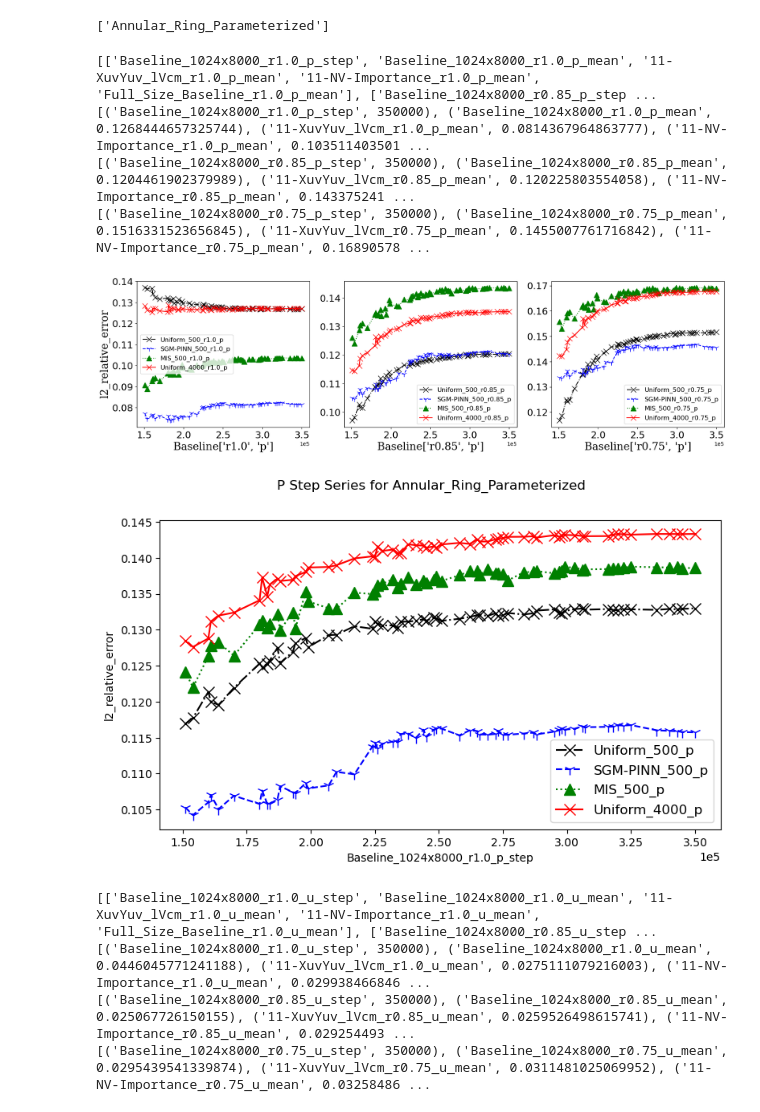
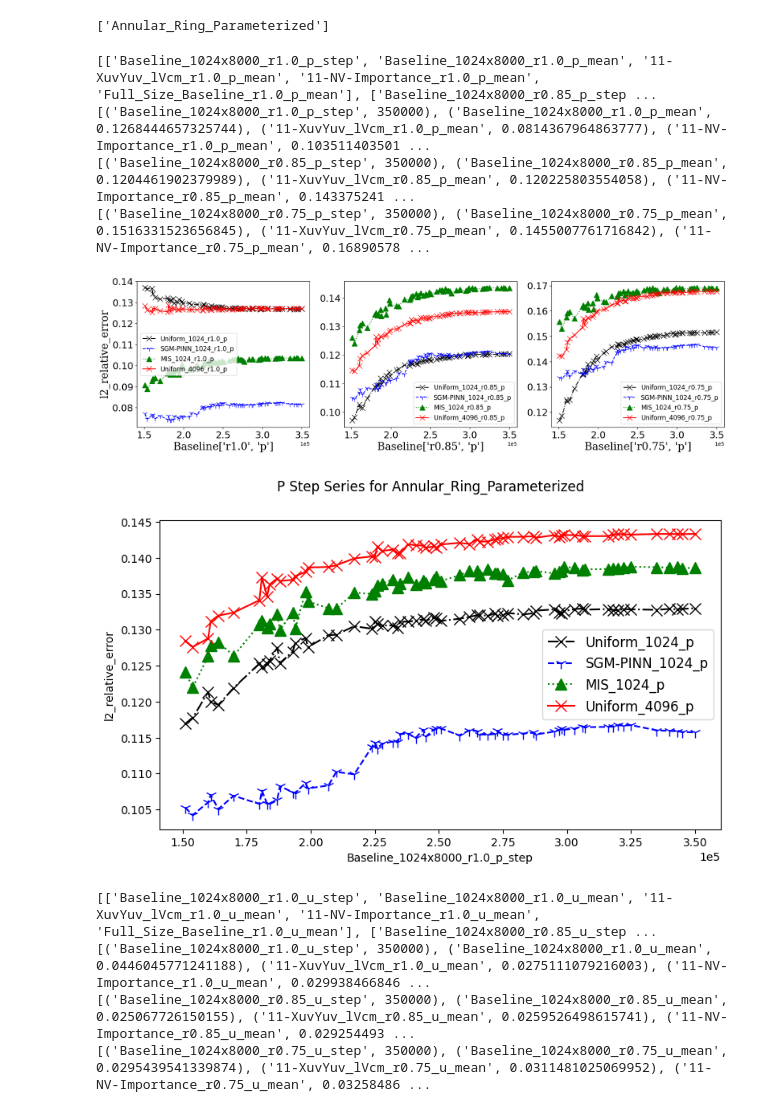
Before and after one commit to janticev/tensorboard-aggregator-modulus22, a Jupyter notebook: PLOT_110_lVcm.ipynb, the cells around one changed output. Saved outputs shown, nothing was run; the diff lists cells and outputs as text; code cells hidden in the pictures.

Commit message:
PLOT_LDC fixes

```diff
--- a/PLOT_110_lVcm.ipynb
+++ b/PLOT_110_lVcm.ipynb
@@ -13,10 +13,11 @@ subfolders = ['Baseline_1024x8000',
               #'NV-Importance',
               '11-NV-Importance',
               'Full_Size_Baseline'] ##UPDATE '11-XuvYuv_lVcm','Baseline_1024x8000','Full_Size_Baseline','NV-Importance','11-NV-Importance'
-
+legendNames = ['Uniform_1024','SGM-PINN_1024','MIS_1024','Uniform_4096']
 # run aggregates with these subfoldetrs
 #folder = 'C:/Users/jacec/Documents/Test_Runs/'
 folder = 'C:/Users/John Anticev/Documents/SCHOOL/aggregator_runs/'
+folder = 'C:/Users/jacec/OneDrive - stevens.edu/4_DATA/Aggregator_Runs/'
 #aggregates = [folder+f+'/aggregates/' for f in os.listdir(folder) if os.path.isdir(folder+f)][0:1]
 aggregates = [folder+f+'/aggregates/' for f in ['Annular_Ring_Parameterized'] if os.path.isdir(folder+f)] ##UPDATE
 #all results will be in /aggregates, separated by tags from subfolders
@@ -139,8 +140,8 @@ mSize=10
 
 plotVar = 'p'
 font2 = {'family':'serif','color':'black','size':20}
-manualLegend_p = [[f'Uniform_500_{i}_{plotVar}',f'SGM-PINN_500_{i}_{plotVar}',f'MIS_500_{i}_{plotVar}',f'Uniform_4000_{i}_{plotVar}'] for i in validatorsRename.values()] ##UPDATE
-manualLegend_p_agg = [f'Uniform_500_{plotVar}',f'SGM-PINN_500_{plotVar}',f'MIS_500_{plotVar}',f'Uniform_4000_{plotVar}'] ##UPDATE
+manualLegend_p = [[f'{j}_{i}_{plotVar}' for j in legendNames] for i in validatorsRename.values()] ##UPDATE
+manualLegend_p_agg = [f'{j}_{plotVar}' for j in legendNames] ##UPDATE
 
 for i in range(len(dataframes)):
     fig, axes = plt.subplots(nrows=1, ncols=3, figsize = (20,5))
@@ -170,35 +171,35 @@ for i in range(len(dataframes)):
 
 # for i in range(len(dataframes)):
 #     fig, axes = plt.subplots(nrows=2, ncols=2, figsize = (20,16))
 #     #fig.suptitle(f'P step series for {agNames[i]}')
 #     plt.rc('legend', fontsize = 12)
 #     axes = axes.flatten()
 #     axes[0].set_ylabel('l2_relative_error', fontdict=font2)
 #     for k,j in enumerate(plotVars_p_allValidators):
 #         set_cycler(axes[k])
 #         axes[k].ticklabel_format(axis='x', style='sci',scilimits=(0,0))
 #         axes[k].tick_params(axis='both', labelsize=18)
 #         print(f'{[(l,dataframes[i][j][l][99]) for l in dataframes[i][j]]}')
 #         dataframes[i][j][stepFilter].plot(x=j[0],ax=axes[k],markersize=10)
 #         axes[k].set_xlabel('Step_'+str(j[0].split('_')[-3:-1]), fontdict=font2)
 #         #axes[k].legend(manualLegend)
 
 
 #     axes[3].set_ylabel('l2_relative_error')
 #     for k in range(1,len(plotVars_p_allValidators[0])):
 #         set_cycler(axes[3])
 #         axes[3].ticklabel_format(axis='x', style='sci',scilimits=(0,0))
 #         dataframes[i][f'{subfolders[k-1]}_p_mean'] = dataframes[i][[plotVars_p_allValidators[q][k] for q in range(len(plotVars_p_allValidators))]].mean(axis=1)
 #     dataframes[i][[plotVars_p_allValidators[0][0]]+[f'{subfolders[k-1]}_p_mean' for k in range(1,len(plotVars_p_allValidators[0]))]][stepFilter].plot(x=plotVars_p_allValidators[0][0],ax=axes[3], markersize=10)
 #     axes[3].set_xlabel('Step_[mean,p]', fontdict=font2)
 #     #axes[3].legend(manualLegend_agg)
 # %% [output]
 [['Baseline_1024x8000_r1.0_p_step', 'Baseline_1024x8000_r1.0_p_mean', '11-XuvYuv_lVcm_r1.0_p_mean', '11-NV-Importance_r1.0_p_mean', 'Full_Size_Baseline_r1.0_p_mean'], ['Baseline_1024x8000_r0.85_p_step ...
 [('Baseline_1024x8000_r1.0_p_step', 350000), ('Baseline_1024x8000_r1.0_p_mean', 0.1268444657325744), ('11-XuvYuv_lVcm_r1.0_p_mean', 0.0814367964863777), ('11-NV-Importance_r1.0_p_mean', 0.103511403501 ...
 [('Baseline_1024x8000_r0.85_p_step', 350000), ('Baseline_1024x8000_r0.85_p_mean', 0.1204461902379989), ('11-XuvYuv_lVcm_r0.85_p_mean', 0.120225803554058), ('11-NV-Importance_r0.85_p_mean', 0.143375241 ...
 [('Baseline_1024x8000_r0.75_p_step', 350000), ('Baseline_1024x8000_r0.75_p_mean', 0.1516331523656845), ('11-XuvYuv_lVcm_r0.75_p_mean', 0.1455007761716842), ('11-NV-Importance_r0.75_p_mean', 0.16890578 ...
-[figure, old version]
+[figure, new version]
-[figure, old version]
+[figure, new version]
 # %%
 #plot step series u
 plotVars_p_allValidators = [[f'{subfolders[0]}_{j}_u_step'] + [f'{i}_{j}_u_mean' for i in subfolders ] for j in validatorsRename.values()]
```
Also changed, not shown: parts of 7 cells of this notebook, 1 other file.
